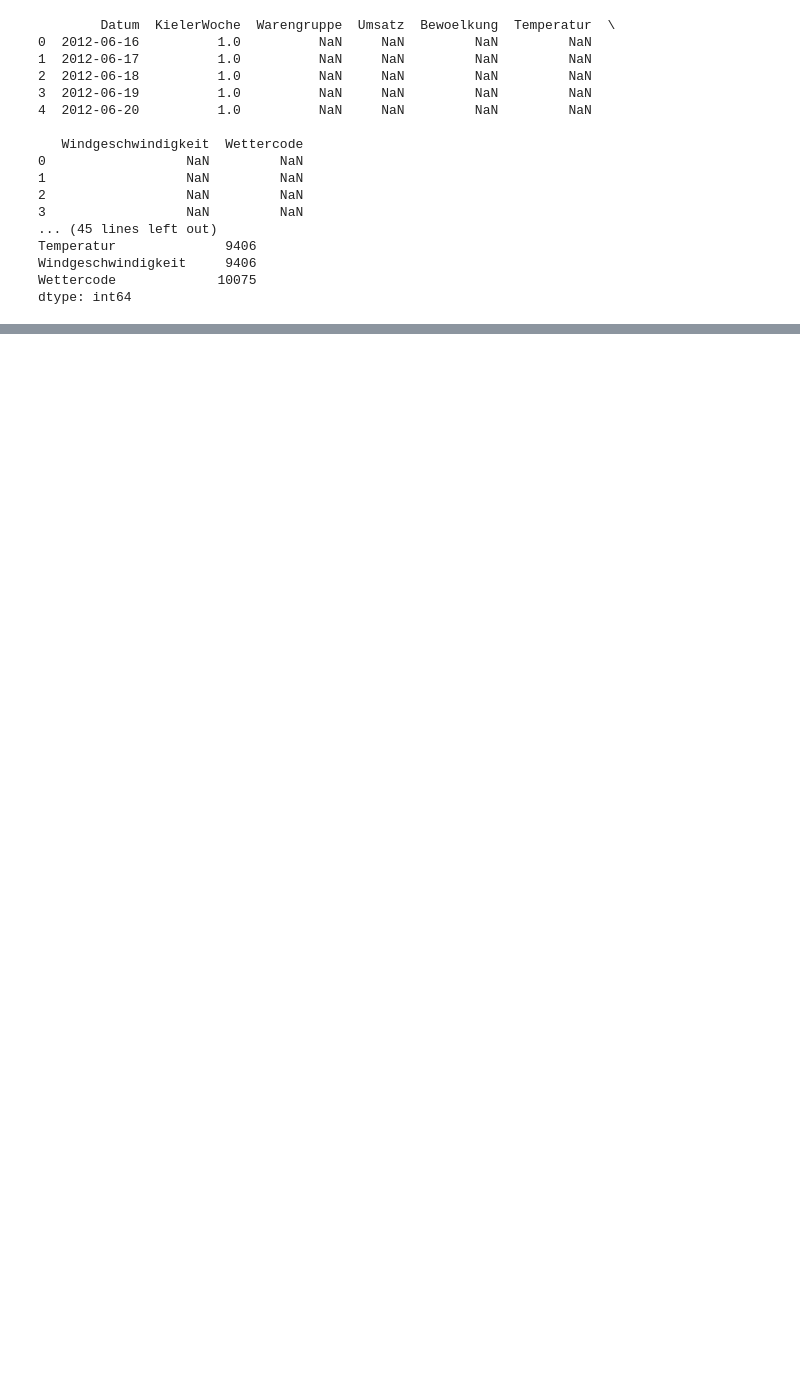
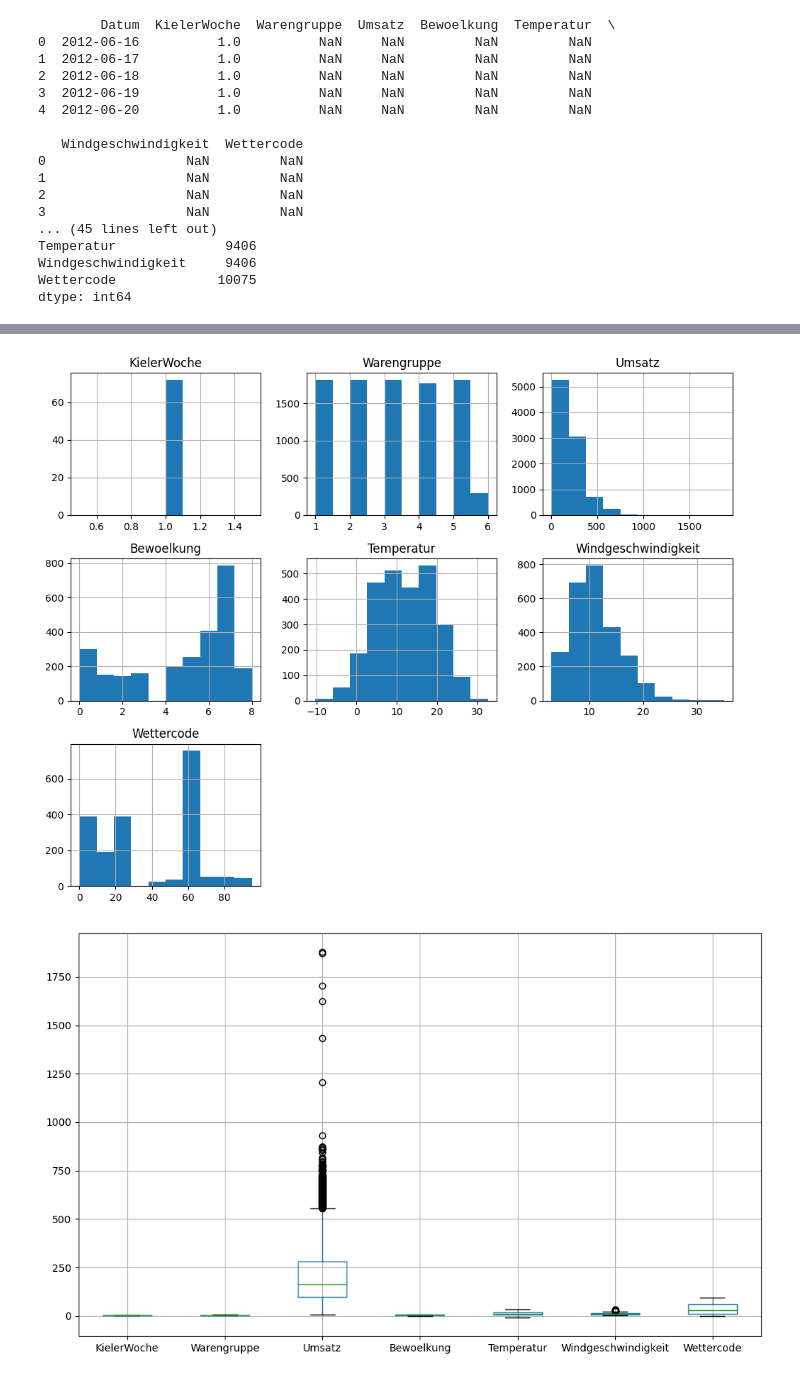
Before and after one commit to opencampus-sh/einfuehrung-in-data-science-und-ml, a Jupyter notebook: mergeddataframe.ipynb, the cells around one changed output, grey strips where cells are left out. Saved outputs shown, nothing was run; the diff lists cells and outputs as text; code cells hidden in the pictures; blank space fills up the shorter version.

```diff
--- a/mergeddataframe.ipynb
+++ b/mergeddataframe.ipynb
@@ -36,0 +55,4 @@ dtype: int64
+# %%
+import pandas as pd
+import numpy as np
+merged_df = pd.read_csv('merged_data.csv')
@@ -36,0 +81,15 @@ dtype: int64
+# %%
+import matplotlib.pyplot as plt
+
+# Histogramme für alle numerischen Spalten
+merged_df.hist(figsize=(10, 8))
+plt.tight_layout()
+plt.show()
+
+# Boxplots für alle numerischen Spalten
+merged_df.boxplot(figsize=(10, 6))
+plt.tight_layout()
+plt.show()
+# %% [output]
+[figure, added]
+[figure, added]
```
Also changed, not shown: parts of 6 cells of this notebook.
